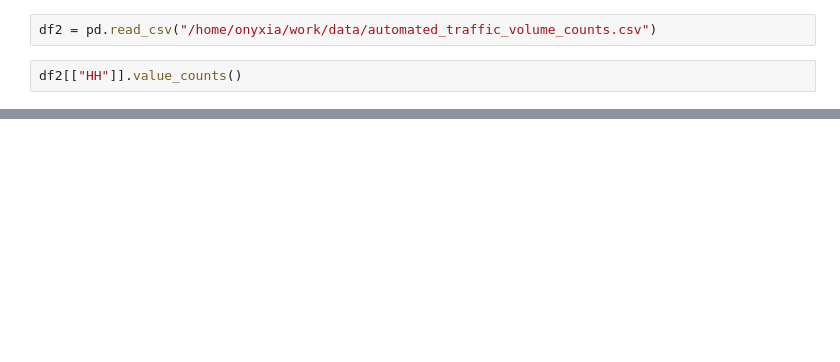
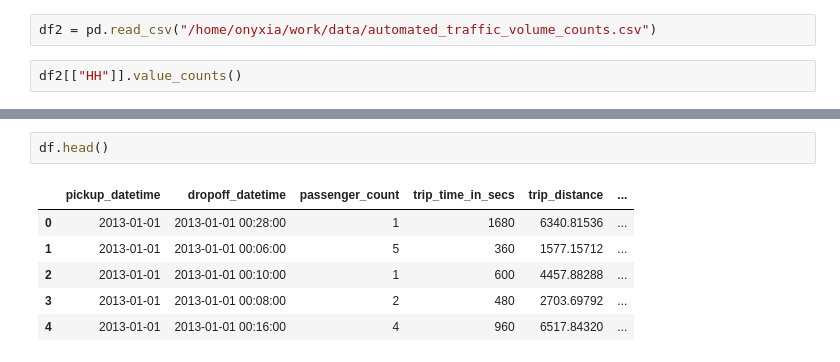
Before and after one commit to kwame-mbobda-kuate/kurisue, a Jupyter notebook: stats_descriptives.ipynb, the cells around one changed output, grey strips where cells are left out. Drawn from its saved outputs; the diff is of its cells as text; blank space fills up the shorter version.

```diff
--- a/stats_descriptives.ipynb
+++ b/stats_descriptives.ipynb
@@ -18,0 +60,9 @@ df2[["MM"]].value_counts()
+# %%
+df.head()
+# %% [output]
+|  | pickup_datetime | dropoff_datetime | passenger_count | trip_time_in_secs | trip_distance | ... |
+| 0 | 2013-01-01 | 2013-01-01 00:28:00 | 1 | 1680 | 6340.81536 | ... |
+| 1 | 2013-01-01 | 2013-01-01 00:06:00 | 5 | 360 | 1577.15712 | ... |
+| 2 | 2013-01-01 | 2013-01-01 00:10:00 | 1 | 600 | 4457.88288 | ... |
+| 3 | 2013-01-01 | 2013-01-01 00:08:00 | 2 | 480 | 2703.69792 | ... |
+| 4 | 2013-01-01 | 2013-01-01 00:16:00 | 4 | 960 | 6517.84320 | ... |
```
Also changed, not shown: parts of 12 cells of this notebook.
